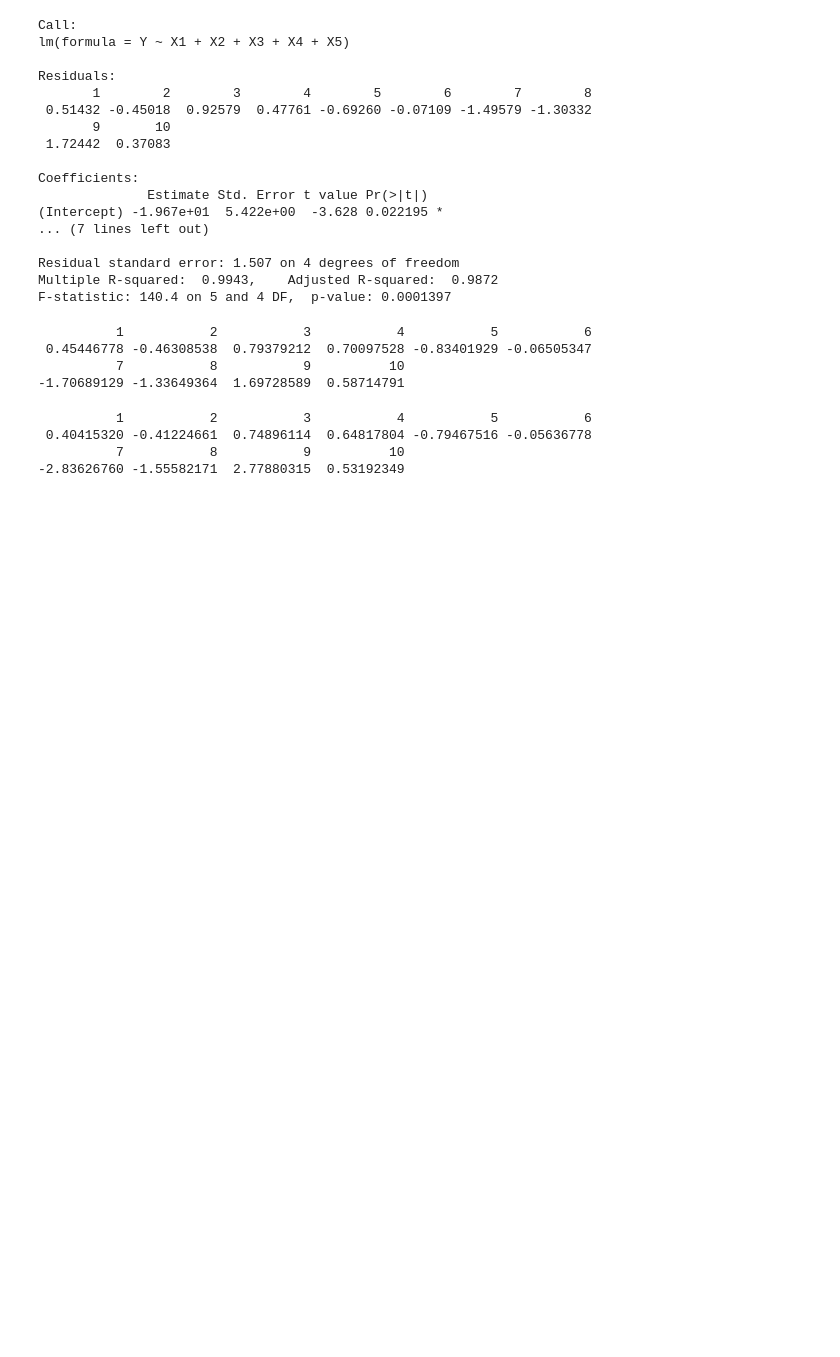
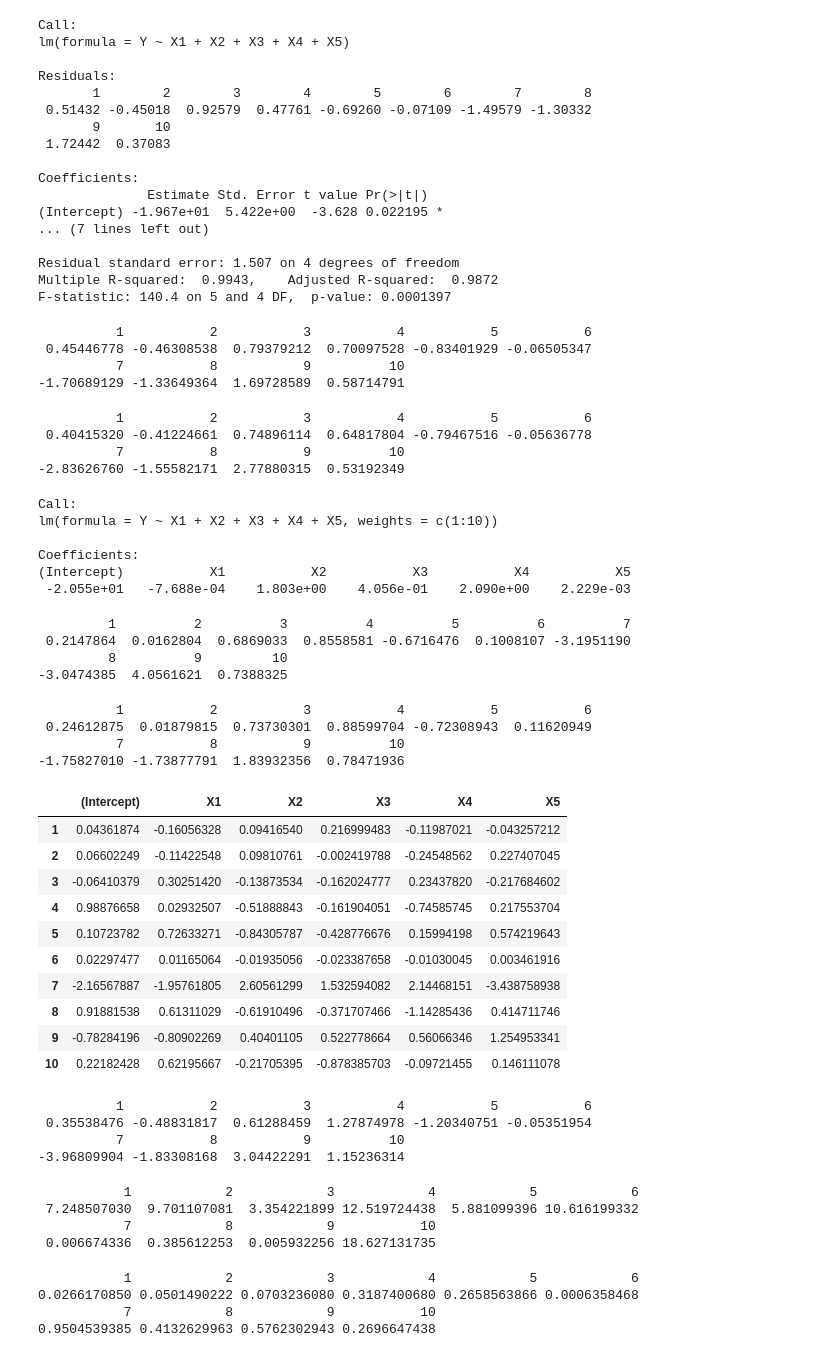
Before and after one commit to jgomezz/MsEstadAplic_MetodosEstadisticos, a Jupyter notebook: RegresionAplicada-12-Residuales.ipynb, the cells around one changed output. Saved outputs shown, nothing was run; the diff lists cells and outputs as text; code cells hidden in the pictures; blank space fills up the shorter version.

```diff
--- a/RegresionAplicada-12-Residuales.ipynb
+++ b/RegresionAplicada-12-Residuales.ipynb
@@ -117,0 +136,63 @@ t
+# %%
+w <- runif(10)
+# %% [output]
+Call:
+lm(formula = Y ~ X1 + X2 + X3 + X4 + X5, weights = c(1:10))
+
+Coefficients:
+(Intercept)           X1           X2           X3           X4           X5
+ -2.055e+01   -7.688e-04    1.803e+00    4.056e-01    2.090e+00    2.229e-03
+# %%
+t <- rstudent(Autopartes.m1.p)
+t
+# %% [output]
+         1          2          3          4          5          6          7
+ 0.2147864  0.0162804  0.6869033  0.8558581 -0.6716476  0.1008107 -3.1951190
+         8          9         10
+-3.0474385  4.0561621  0.7388325
+# %%
+r <- rstandard(Autopartes.m1.p)
+r
+# %% [output]
+          1           2           3           4           5           6
+ 0.24612875  0.01879815  0.73730301  0.88599704 -0.72308943  0.11620949
+          7           8           9          10
+-1.75827010 -1.73877791  1.83932356  0.78471936
+# %%
+# MEDIDAS DE INFLUENCIA
+
+dfbetas(Autopartes.m1)
+# %% [output]
+|  | (Intercept) | X1 | X2 | X3 | X4 | X5 |
+| 1 | 0.04361874 | -0.16056328 | 0.09416540 | 0.216999483 | -0.11987021 | -0.043257212 |
+| 2 | 0.06602249 | -0.11422548 | 0.09810761 | -0.002419788 | -0.24548562 | 0.227407045 |
+| 3 | -0.06410379 | 0.30251420 | -0.13873534 | -0.162024777 | 0.23437820 | -0.217684602 |
+| 4 | 0.98876658 | 0.02932507 | -0.51888843 | -0.161904051 | -0.74585745 | 0.217553704 |
+| 5 | 0.10723782 | 0.72633271 | -0.84305787 | -0.428776676 | 0.15994198 | 0.574219643 |
+| 6 | 0.02297477 | 0.01165064 | -0.01935056 | -0.023387658 | -0.01030045 | 0.003461916 |
+| 7 | -2.16567887 | -1.95761805 | 2.60561299 | 1.532594082 | 2.14468151 | -3.438758938 |
+| 8 | 0.91881538 | 0.61311029 | -0.61910496 | -0.371707466 | -1.14285436 | 0.414711746 |
+| 9 | -0.78284196 | -0.80902269 | 0.40401105 | 0.522778664 | 0.56066346 | 1.254953341 |
+| 10 | 0.22182428 | 0.62195667 | -0.21705395 | -0.878385703 | -0.09721455 | 0.146111078 |
+# %%
+dffits(Autopartes.m1)
+# %% [output]
+          1           2           3           4           5           6
+ 0.35538476 -0.48831817  0.61288459  1.27874978 -1.20340751 -0.05351954
+          7           8           9          10
+-3.96809904 -1.83308168  3.04422291  1.15236314
+# %%
+# COVRATIO
+covratio(Autopartes.m1)
+# %% [output]
+           1            2            3            4            5            6
+ 7.248507030  9.701107081  3.354221899 12.519724438  5.881099396 10.616199332
+           7            8            9           10
+ 0.006674336  0.385612253  0.005932256 18.627131735
+# %%
+cooks.distance(Autopartes.m1)
+# %% [output]
+           1            2            3            4            5            6
+0.0266170850 0.0501490222 0.0703236080 0.3187400680 0.2658563866 0.0006358468
+           7            8            9           10
+0.9504539385 0.4132629963 0.5762302943 0.2696647438
```
Also changed, not shown: parts of 10 cells of this notebook.
